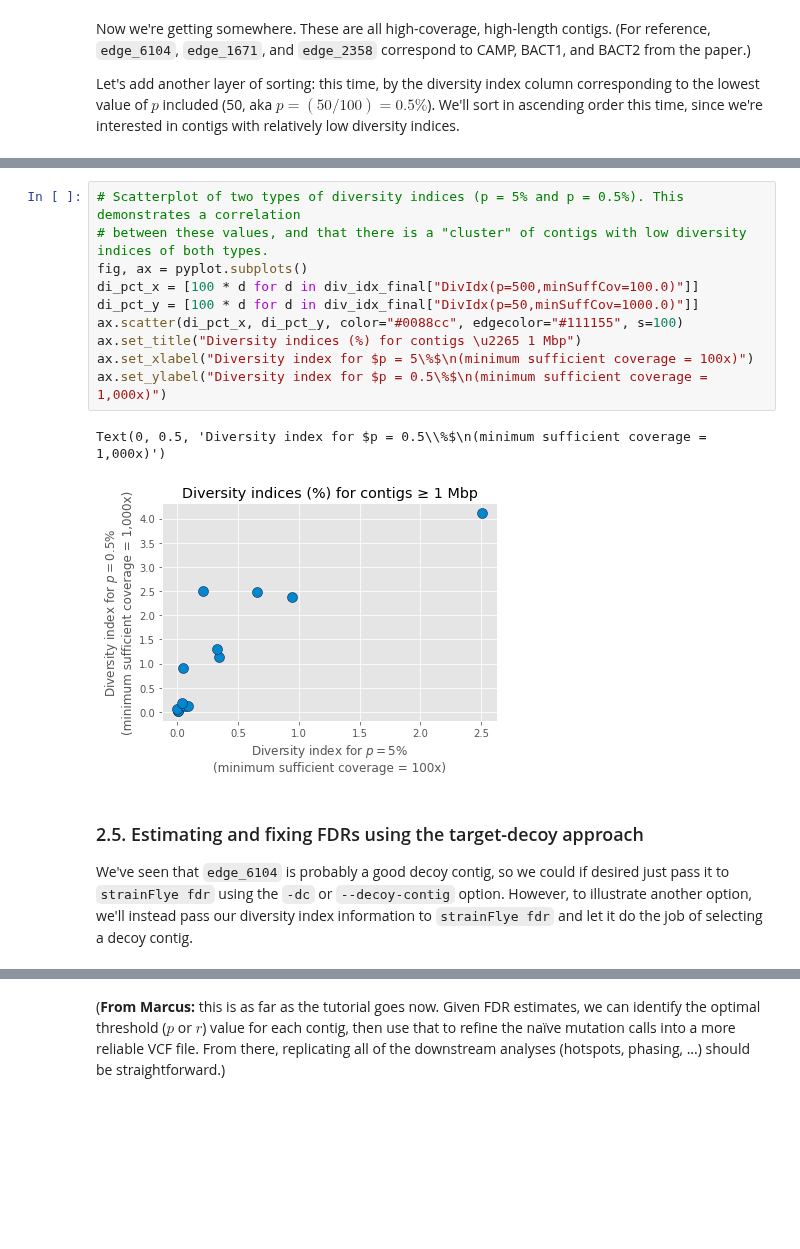
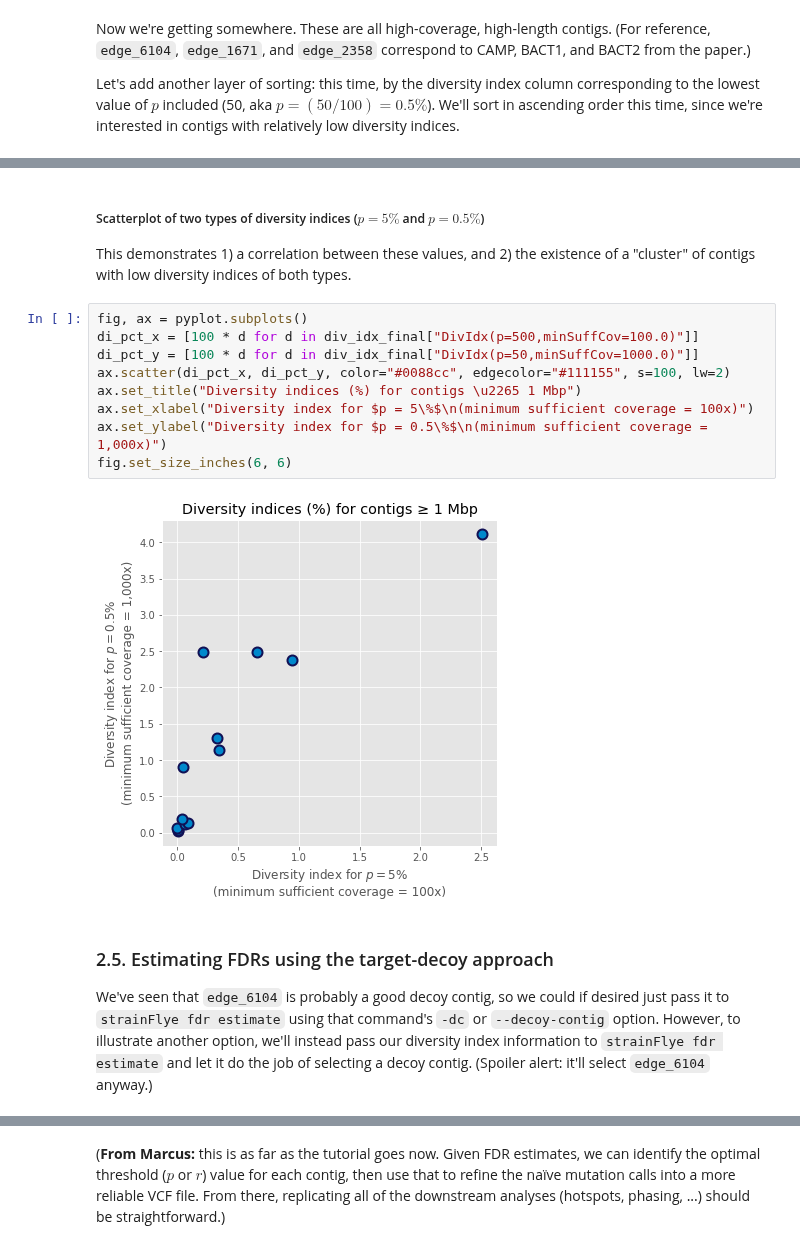
Before and after one commit to fedarko/strainFlye, a Jupyter notebook: docs/SheepGutExample.ipynb, the cells around one changed output, grey strips where cells are left out. Drawn from its saved outputs; the diff is of its cells as text; blank space fills up the shorter version.

```diff
--- a/docs/SheepGutExample.ipynb
+++ b/docs/SheepGutExample.ipynb
@@ -307,23 +310,25 @@ ax.set_ylabel("Number of contigs")
 fig.set_size_inches(10, 2.5)
 # %% [output]
 [figure]
+# %% [markdown]
+##### Scatterplot of two types of diversity indices ($p = 5\%$ and $p = 0.5\%$)
+
+This demonstrates 1) a correlation between these values, and 2) the existence of a "cluster" of contigs with low diversity indices of both types.
 # %%
-# Scatterplot of two types of diversity indices (p = 5% and p = 0.5%). This demonstrates a correlation
-# between these values, and that there is a "cluster" of contigs with low diversity indices of both types.
 fig, ax = pyplot.subplots()
 di_pct_x = [100 * d for d in div_idx_final["DivIdx(p=500,minSuffCov=100.0)"]]
 di_pct_y = [100 * d for d in div_idx_final["DivIdx(p=50,minSuffCov=1000.0)"]]
-ax.scatter(di_pct_x, di_pct_y, color="#0088cc", edgecolor="#111155", s=100)
+ax.scatter(di_pct_x, di_pct_y, color="#0088cc", edgecolor="#111155", s=100, lw=2)
 ax.set_title("Diversity indices (%) for contigs \u2265 1 Mbp")
 ax.set_xlabel("Diversity index for $p = 5\%$\n(minimum sufficient coverage = 100x)")
 ax.set_ylabel("Diversity index for $p = 0.5\%$\n(minimum sufficient coverage = 1,000x)")
+fig.set_size_inches(6, 6)
 # %% [output]
-Text(0, 0.5, 'Diversity index for $p = 0.5\\%$\n(minimum sufficient coverage = 1,000x)')
-[figure, old version]
+[figure, new version]
 # %% [markdown]
-### 2.5. Estimating and fixing FDRs using the target-decoy approach
+### 2.5. Estimating FDRs using the target-decoy approach
 
-We've seen that `edge_6104` is probably a good decoy contig, so we could if desired just pass it to `strainFlye fdr` using the `-dc` or `--decoy-contig` option. However, to illustrate another option, we'll instead pass our diversity index information to `strainFlye fdr` and let it do the job of selecting a decoy contig.
+We've seen that `edge_6104` is probably a good decoy contig, so we could if desired just pass it to `strainFlye fdr estimate` using that command's `-dc` or `--decoy-contig` option. However, to illustrate another option, we'll instead pass our diversity index information to `strainFlye fdr estimate` and let it do the job of selecting a decoy contig. (Spoiler alert: it'll select `edge_6104` anyway.)
 # %%
 !strainFlye fdr
 # %% [output]
```
Also changed, not shown: parts of 7 cells of this notebook, 2 other files.
